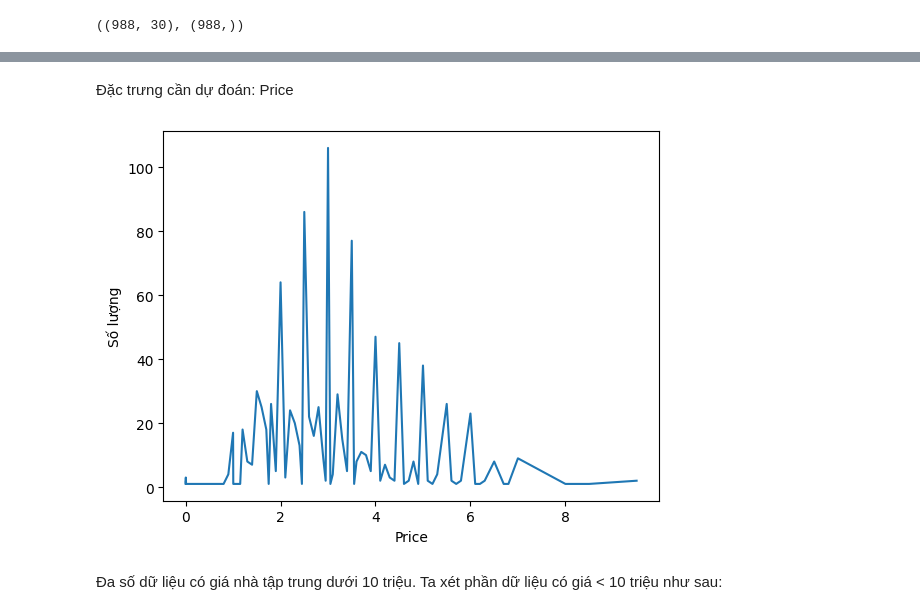
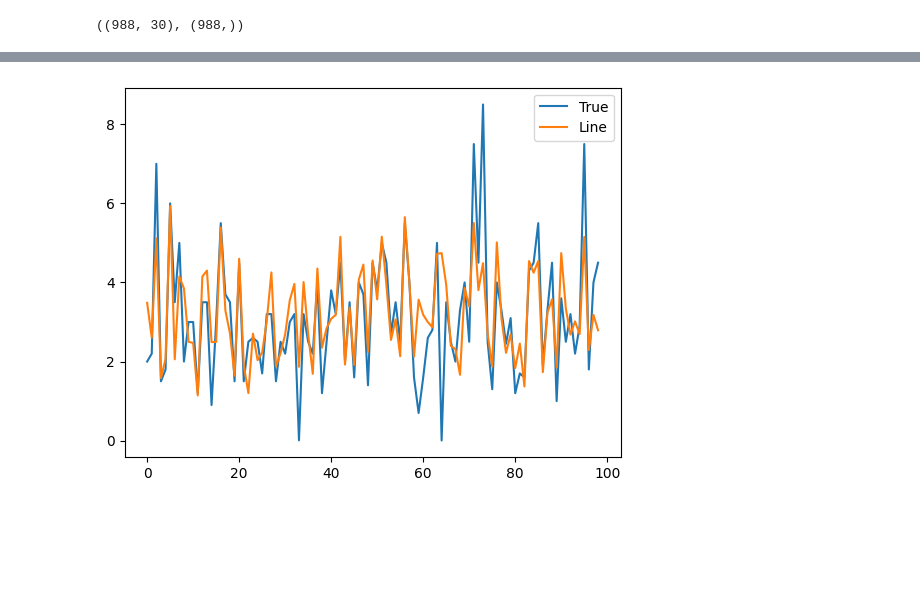
Before and after one commit to flyboy13/NM-KHDL, a Jupyter notebook: project_code/model.ipynb, the cells around one changed output, grey strips where cells are left out. Cells and saved outputs as stored; diff of their text form; code cells hidden in the pictures; blank space fills up the shorter version.

```diff
--- a/project_code/model.ipynb
+++ b/project_code/model.ipynb
@@ -342,22 +321,7 @@ score
 # %%
-plt.plot(testY,label='True')
-plt.plot(line_pre,label='Line')
+plt.plot(y_test.values,label='True')
+plt.plot(y_predict,label='Line')
 plt.legend()
 plt.show()
-line_score=r2_score(testY,line_pre)
-line_error=mean_absolute_error(testY,line_pre)
-print(line_score)
-print(line_error)
+# %% [output]
+[figure, added]
-# %% [markdown]
-Đặc trưng cần dự đoán: Price
-# %%
-count_price = train_df_temp["Price"].value_counts()
-count_price = count_price.sort_index()
-plt.plot(count_price.index,count_price.values)
-plt.xlabel('Price')
-plt.ylabel('Số lượng')
-plt.show()
-# %% [output]
-[figure, removed]
-# %% [markdown]
-Đa số dữ liệu có giá nhà tập trung dưới 10 triệu. Ta xét phần dữ liệu có giá < 10 triệu như sau:
```
Also changed, not shown: parts of 26 cells of this notebook.
